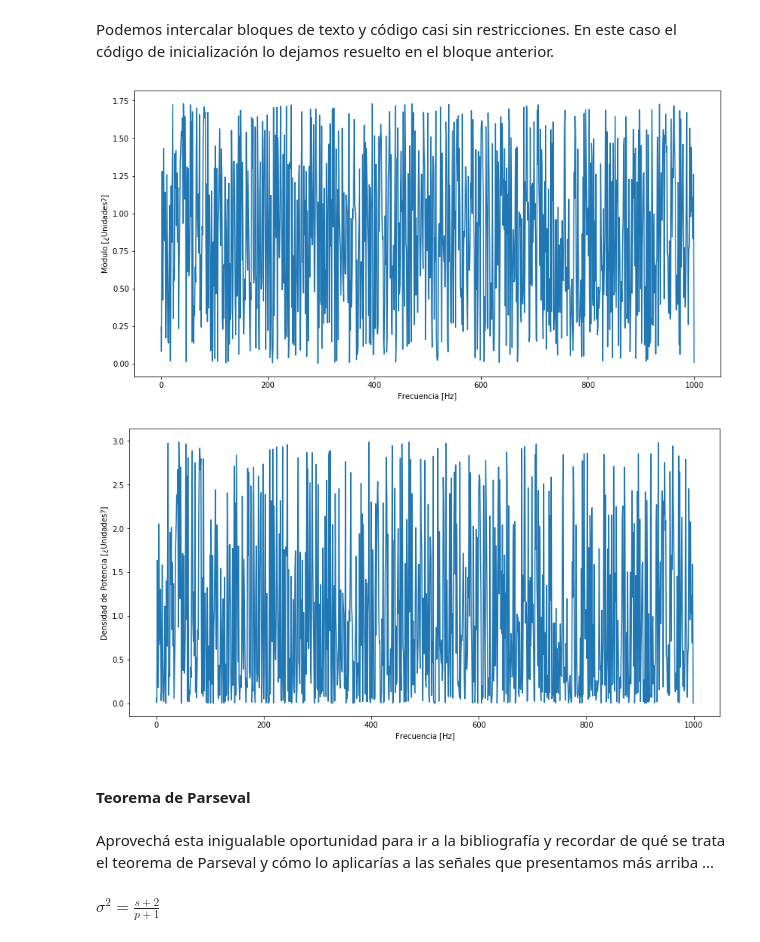
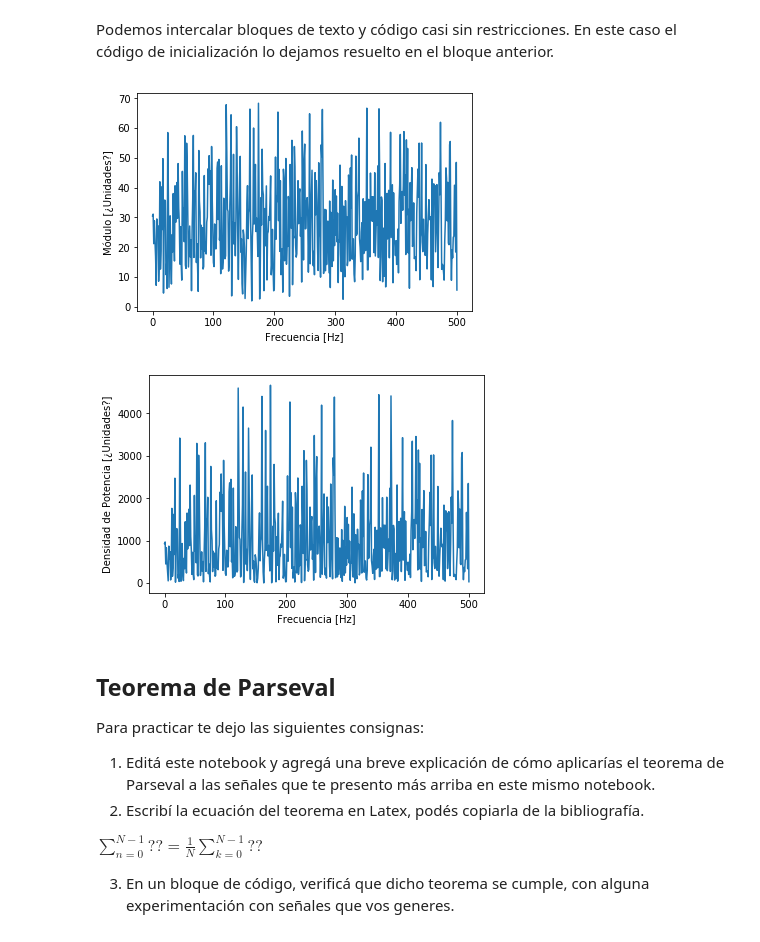
Before and after one commit to marianux/pdstestbench, a Jupyter notebook: DFT primeras pruebas.ipynb, the cells around one changed output. Saved outputs shown, nothing was run; the diff lists cells and outputs as text; code cells hidden in the pictures.

Commit message:
FFT primer contacto
agrego notebook y scripts usados en video de FFT

```diff
--- a/DFT primeras pruebas.ipynb
+++ b/DFT primeras pruebas.ipynb
@@ -26,46 +26,55 @@ from pdsmodulos import print_markdown, print_subtitle, print_latex
 # %% [markdown]
 Podemos intercalar bloques de texto y código casi sin restricciones. En este caso el código de inicialización lo dejamos resuelto en el bloque anterior.
 # %%
-N = 1000
-Fs = 1000
-tt = np.arange(0.0, N/Fs, 1/Fs)
-ff = np.arange(0.0, Fs, N/Fs)
+nn = 1000
+fs = 1000
+tt = np.arange(0.0, nn/fs, 1/fs)
+ff = np.arange(0.0, fs, nn/fs)
 
 # ahora podemos simular que los canales están desconectados,
 # o que una señal de ruido blanco, normalmente distribuido ingresa al ADC.
 canales_ADC = 1
 a0 = 1 # Volt
-f0 = N/4 * Fs/N
+f0 = nn/4 * fs/nn
 
 # dd = np.sin(2*np.pi*f0*tt)
-dd = np.random.uniform(-np.sqrt(12)/2, +np.sqrt(12)/2, size = [N,canales_ADC])
+dd = np.random.uniform(-np.sqrt(12)/2, +np.sqrt(12)/2, size = [nn,canales_ADC])
 # dd = np.random.normal(0, 1.0, size = [N,canales_ADC])
 
-DD = fft( dd )
+DD = fft( dd, axis = 0 )
+
+bfrec = ff <= fs/2
 
 plt.figure()
-plt.plot( ff, np.abs(DD) )
+plt.plot( ff[bfrec], np.abs(DD[bfrec]) )
 plt.ylabel('Módulo [¿Unidades?]')
 plt.xlabel('Frecuencia [Hz]')
 
 plt.figure()
-plt.plot( ff, np.abs(DD)**2 )
+plt.plot( ff[bfrec], np.abs(DD[bfrec])**2 )
 plt.ylabel('Densidad de Potencia [¿Unidades?]')
 plt.xlabel('Frecuencia [Hz]')
 
 plt.show()
 # %% [output]
-[figure, old version]
+[figure, new version]
-[figure, old version]
+[figure, new version]
+# %% [markdown]
+## Teorema de Parseval
+
+Para practicar te dejo las siguientes consignas:
+
+1. Editá este notebook y agregá una breve explicación de cómo aplicarías el teorema de Parseval a las señales que te presento más arriba en este mismo notebook.
+2. Escribí la ecuación del teorema en Latex, podés copiarla de la bibliografía.
+
+$ \sum\limits_{n=0}^{N-1} ?? = \frac{1}{N} \sum\limits_{k=0}^{N-1} ?? $
+
+3. En un bloque de código, verificá que dicho teorema se cumple, con alguna experimentación con señales que vos generes.
 # %%
 # Algo que podría resultarte útil alguna vez es generar Markdown en tu propio código, tal vez
 # para presentar una tabla, resultado, etc. Acá te dejo unos ejemplos
-print_subtitle('Teorema de Parseval')
+print_subtitle('Teorema de Parseval (generado dinámicamente desde código)')
 
-print_markdown('Aprovechá esta inigualable oportunidad para ir a la bibliografía y recordar de qué se trata el teorema de Parseval y cómo lo aplicarías a las señales que presentamos más arriba ...')
+print_markdown('Te dejo unas funciones que te pueden servir si alguna vez quisieras generar Markdown desde tus scripts.')
 # ojo que la "r" antes del string es IMPORTANTE!
 print_latex(r'\sigma^2 = \frac{s+2}{p+1}')
-# %% [output]
-#### Teorema de Parseval
-Aprovechá esta inigualable oportunidad para ir a la bibliografía y recordar de qué se trata el teorema de Parseval y cómo lo aplicarías a las señales que presentamos más arriba ...
-$\displaystyle \sigma^2 = \frac{s+2}{p+1}$
```
Also changed, not shown: parts of 3 cells of this notebook, 1 other file.
